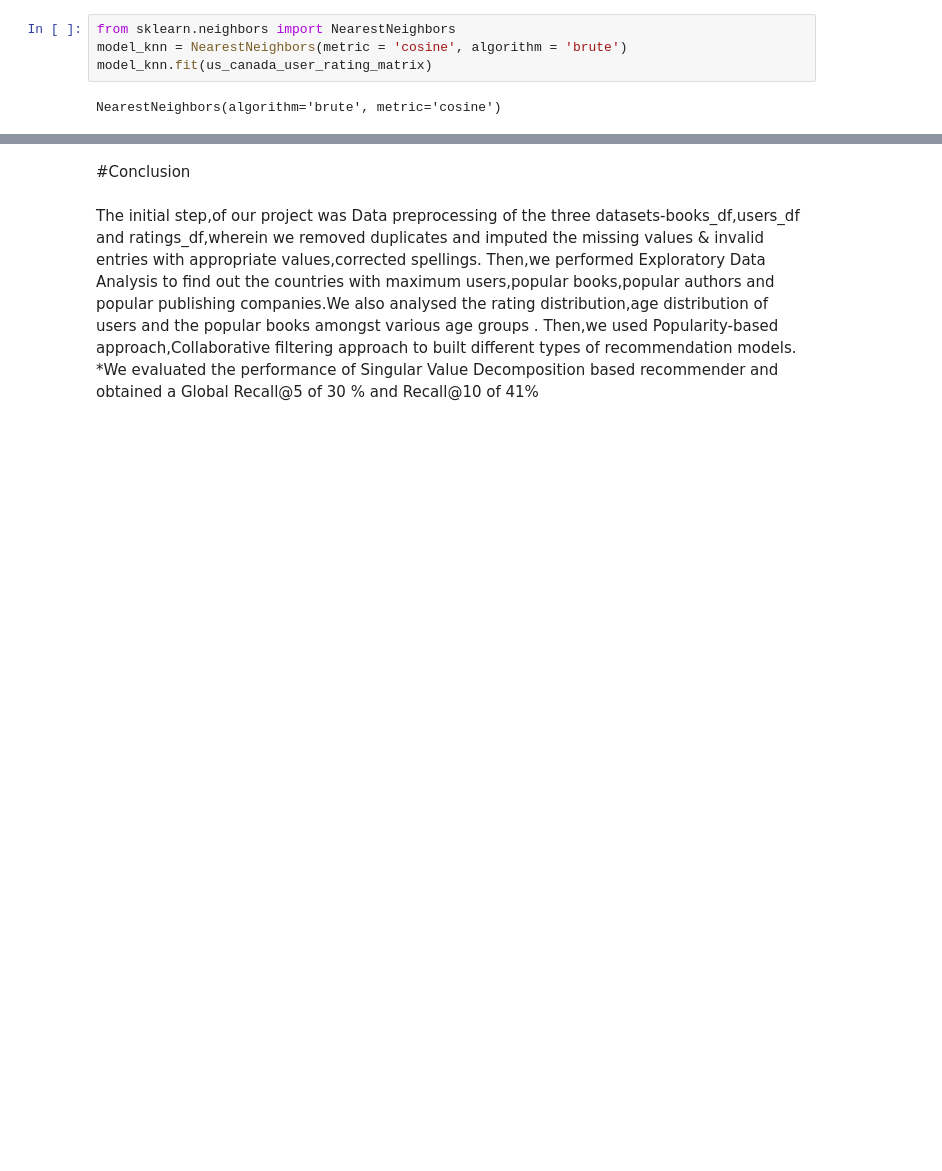
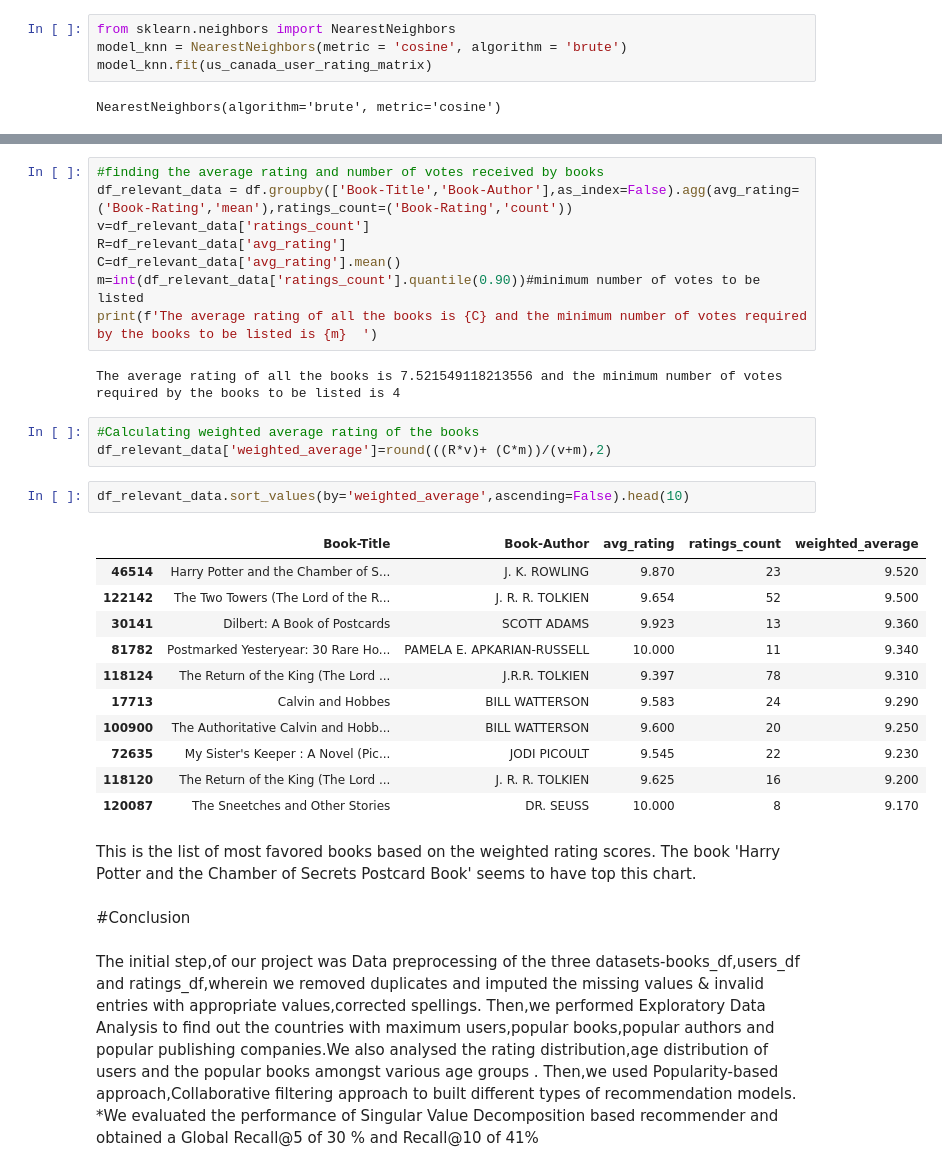
Before and after one commit to SujitbMusale/Book-Recommendation-System, a Jupyter notebook: Book_Recommendation_System.ipynb, the cells around one changed output, grey strips where cells are left out. Drawn from its saved outputs; the diff is of its cells as text; blank space fills up the shorter version.

Commit message:
Popularity based filtering added

```diff
--- a/Book_Recommendation_System.ipynb
+++ b/Book_Recommendation_System.ipynb
@@ -1261,3 +1291,32 @@ Recommendations for SHIPPING NEWS :
+# %%
+#finding the average rating and number of votes received by books
+df_relevant_data = df.groupby(['Book-Title','Book-Author'],as_index=False).agg(avg_rating=('Book-Rating','mean'),ratings_count=('Book-Rating','count'))
+v=df_relevant_data['ratings_count']
+R=df_relevant_data['avg_rating']
+C=df_relevant_data['avg_rating'].mean()
+m=int(df_relevant_data['ratings_count'].quantile(0.90))#minimum number of votes to be listed
+print(f'The average rating of all the books is {C} and the minimum number of votes required by the books to be listed is {m}  ')
+# %% [output]
+The average rating of all the books is 7.521549118213556 and the minimum number of votes required by the books to be listed is 4
+# %%
+#Calculating weighted average rating of the books
+df_relevant_data['weighted_average']=round(((R*v)+ (C*m))/(v+m),2)
+# %%
+df_relevant_data.sort_values(by='weighted_average',ascending=False).head(10)
+# %% [output]
+|  | Book-Title | Book-Author | avg_rating | ratings_count | weighted_average |
+| 46514 | Harry Potter and the Chamber of S... | J. K. ROWLING | 9.870 | 23 | 9.520 |
+| 122142 | The Two Towers (The Lord of the R... | J. R. R. TOLKIEN | 9.654 | 52 | 9.500 |
+| 30141 | Dilbert: A Book of Postcards | SCOTT ADAMS | 9.923 | 13 | 9.360 |
+| 81782 | Postmarked Yesteryear: 30 Rare Ho... | PAMELA E. APKARIAN-RUSSELL | 10.000 | 11 | 9.340 |
+| 118124 | The Return of the King (The Lord ... | J.R.R. TOLKIEN | 9.397 | 78 | 9.310 |
+| 17713 | Calvin and Hobbes | BILL WATTERSON | 9.583 | 24 | 9.290 |
+| 100900 | The Authoritative Calvin and Hobb... | BILL WATTERSON | 9.600 | 20 | 9.250 |
+| 72635 | My Sister's Keeper : A Novel (Pic... | JODI PICOULT | 9.545 | 22 | 9.230 |
+| 118120 | The Return of the King (The Lord ... | J. R. R. TOLKIEN | 9.625 | 16 | 9.200 |
+| 120087 | The Sneetches and Other Stories | DR. SEUSS | 10.000 | 8 | 9.170 |
+# %% [markdown]
+This is the list of most favored books based on the weighted rating scores. The book 'Harry Potter and the Chamber of Secrets Postcard Book' seems to have top this chart.
 # %% [markdown]
 #Conclusion
 # %% [markdown]
```
Also changed, not shown: parts of 25 cells of this notebook.
